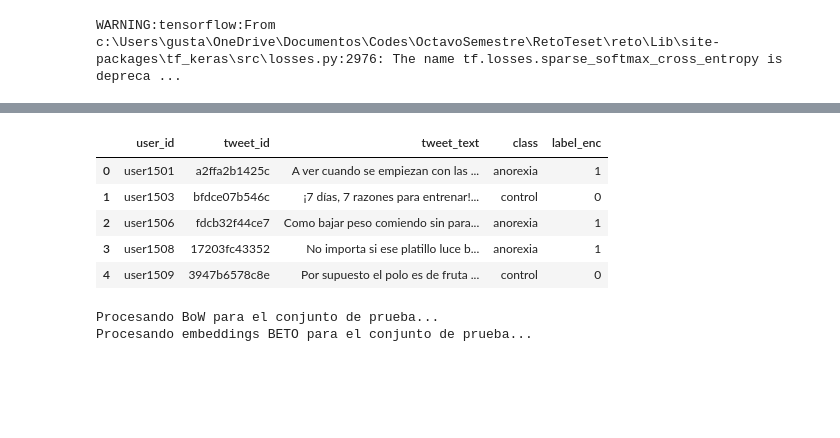
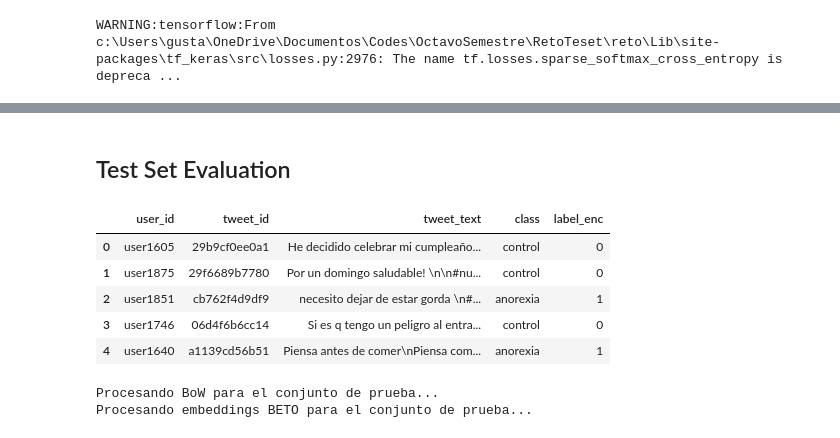
Before and after one commit to gusgoos/eating-disorder-tweet-detector, a Jupyter notebook: tweet_ed_disorder_classification.ipynb, the cells around one changed output, grey strips where cells are left out. Saved outputs shown, nothing was run; the diff lists cells and outputs as text; code cells hidden in the pictures; blank space fills up the shorter version.

```diff
--- a/tweet_ed_disorder_classification.ipynb
+++ b/tweet_ed_disorder_classification.ipynb
@@ -79,6 +84,8 @@ df['label_enc'] = label_encoder.transform(df['class'])
 df.info()
 df.describe()
 df.head(5)
+
+df = df.sample(frac=0.05, random_state=random_state).reset_index(drop=True)
 # %% [output]
 [nltk_data] Downloading package averaged_perceptron_tagger_eng to
 [nltk_data]     C:\Users\gusta\AppData\Roaming\nltk_data...
@@ -772,26 +1030,29 @@ Pipeline               Model  Accuracy  Precision   Recall  F1-Score
+# %% [markdown]
+## Test Set Evaluation
 # %%
 # =========================================
 # EVALUACIÓN CON TEST SET | CARGA DE DATOS
 # =========================================
 """
 Carga y codificación de etiquetas del conjunto de prueba (`test.csv`).
 Se asegura la misma codificación binaria usada en el conjunto de entrenamiento.
 Autor(es):
     - Gustavo Téllez Mireles A01747114
 """
 df_test = pd.read_csv("test.csv")
+df_test = df_test.sample(frac=0.05, random_state=random_state).reset_index(drop=True)
 label_encoder_test = LabelEncoder()
 label_encoder_test.classes_ = np.array(['control', 'anorexia'])
 df_test['label_enc'] = label_encoder_test.transform(df_test['class'])
 y_test = df_test['label_enc'].values
 df_test.head(5)
 # %% [output]
 |  | user_id | tweet_id | tweet_text | class | label_enc |
-| 0 | user1501 | a2ffa2b1425c | A ver cuando se empiezan con las ... | anorexia | 1 |
-| 1 | user1503 | bfdce07b546c | ¡7 días, 7 razones para entrenar!... | control | 0 |
-| 2 | user1506 | fdcb32f44ce7 | Como bajar peso comiendo sin para... | anorexia | 1 |
-| 3 | user1508 | 17203fc43352 | No importa si ese platillo luce b... | anorexia | 1 |
-| 4 | user1509 | 3947b6578c8e | Por supuesto el polo es de fruta ... | control | 0 |
+| 0 | user1605 | 29b9cf0ee0a1 | He decidido celebrar mi cumpleaño... | control | 0 |
+| 1 | user1875 | 29f6689b7780 | Por un domingo saludable! \n\n#nu... | control | 0 |
+| 2 | user1851 | cb762f4d9df9 | necesito dejar de estar gorda \n#... | anorexia | 1 |
+| 3 | user1746 | 06d4f6b6cc14 | Si es q tengo un peligro al entra... | control | 0 |
+| 4 | user1640 | a1139cd56b51 | Piensa antes de comer\nPiensa com... | anorexia | 1 |
 # %%
 # =========================================
 # EVALUACIÓN CON TEST SET | PREPROCESAMIENTO
```
Also changed, not shown: parts of 41 cells of this notebook.
